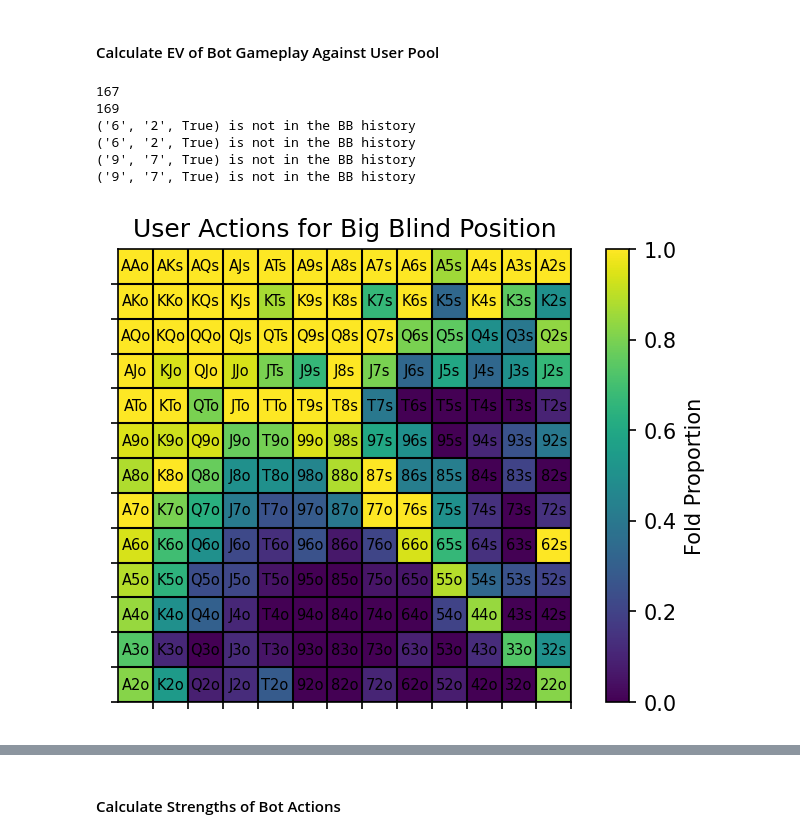
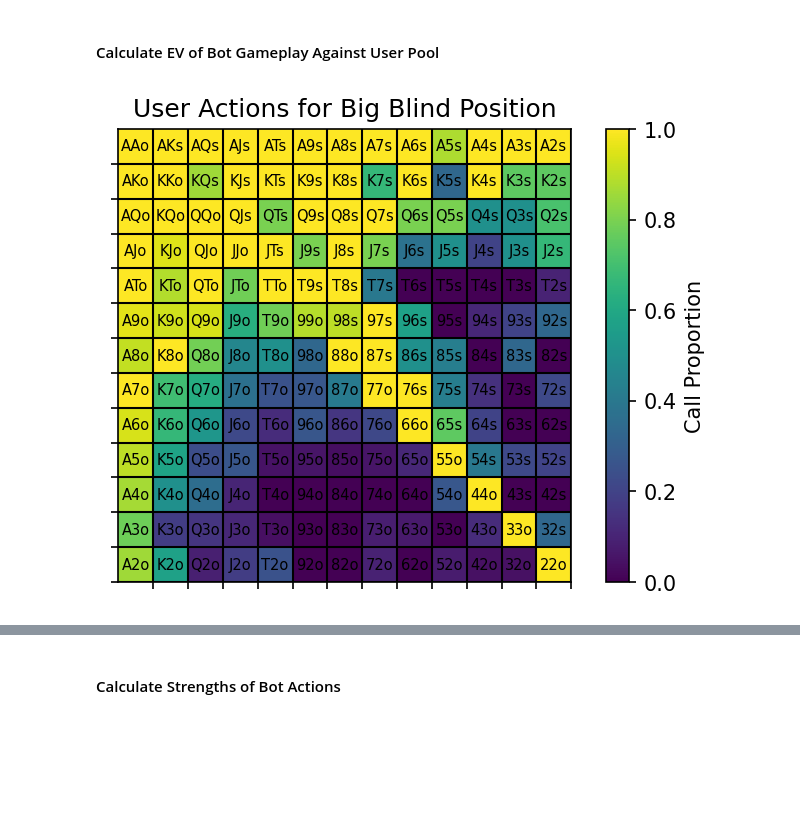
Before and after one commit to nrlopez03/CFR-Poker, a Jupyter notebook: CFR.ipynb, the cells around one changed output, grey strips where cells are left out. Saved outputs shown, nothing was run; the diff lists cells and outputs as text; code cells hidden in the pictures; blank space fills up the shorter version.

```diff
--- a/CFR.ipynb
+++ b/CFR.ipynb
@@ -922,30 +885,17 @@ for key in sb_user_fold_act_merge.keys():
 for key in bb_user_fold_act_merge.keys():
     bb_user_fold_perc_merge[key] = bb_user_fold_act_merge[key][0]/(bb_user_fold_act_merge[key][0] + bb_user_fold_act_merge[key][1])
 
-print(len(bb_user_fold_perc_merge))
-print(len(sb_user_fold_perc_merge))
+accounted = set()
 
 for card1 in values:
     for card2 in values:
         for suited in [True, False]:
             key = (max(card1, card2), min(card1, card2), suited)
-            if key not in bb_user_fold_perc_merge and not(card1 == card2 and suited):
+            if key not in bb_user_fold_perc_merge and not(card1 == card2 and suited) and key not in accounted:
                 print(f"{key} is not in the BB history")
-            if key not in sb_user_fold_perc_merge and not(card1 == card2 and suited):
+            if key not in sb_user_fold_perc_merge and not(card1 == card2 and suited) and key not in accounted:
                 print(f"{key} is not in the SB history")
+            accounted.add(key)
-# %% [output]
-167
-169
-('6', '2', True) is not in the BB history
-('6', '2', True) is not in the BB history
-('9', '7', True) is not in the BB history
-('9', '7', True) is not in the BB history
-# %%
-# fill missing values
-# TODO - Fix
-
-bb_user_fold_perc_merge[('6', '2', True)] = 0
-bb_user_fold_perc_merge[('9', '7', True)] = 0.4
 # %%
 # visualize user strategies
 
@@ -956,29 +906,29 @@ for card1 in values:
     for card2 in values:
         for suited in [True, False]:
             if not(card1 == card2 and suited):
-                index1 = min(card1, card2) if suited else max(card2, card2)
-                index2 = max(card1, card2) if suited else min(card1, card2)
-                userBBchart[14-cards_to_numbers[index2]][14-cards_to_numbers[index1]] = 1-bb_user_fold_perc_merge[(max(card1, card2), min(card1, card2), suited)]
-                userSBchart[14-cards_to_numbers[index2]][14-cards_to_numbers[index1]] = 1-sb_user_fold_perc_merge[(max(card1, card2), min(card1, card2), suited)]
+                index1 = min(cards_to_numbers[card1], cards_to_numbers[card2]) if suited else max(cards_to_numbers[card1], cards_to_numbers[card2])
+                index2 = max(cards_to_numbers[card1], cards_to_numbers[card2]) if suited else min(cards_to_numbers[card1], cards_to_numbers[card2])
+                userBBchart[14-index2][14-index1] = 1-bb_user_fold_perc_merge[(max(card1, card2), min(card1, card2), suited)]
+                userSBchart[14-index2][14-index1] = 1-sb_user_fold_perc_merge[(max(card1, card2), min(card1, card2), suited)]
 # %%
 plt.imshow(userBBchart)
 cbar = plt.colorbar()
-cbar.set_label('Fold Proportion')
+cbar.set_label('Call Proportion')
 plt.title('User Actions for Big Blind Position')
 xtick_positions = [i + 0.5 for i in range(len(push_fold_array[0]))]
 ytick_positions = [i + 0.5 for i in range(len(push_fold_array))]
 xtick_labels = [''] * len(push_fold_array[0])
 ytick_labels = [''] * len(push_fold_array[0])
 plt.xticks(xtick_positions, xtick_labels)
 plt.yticks(ytick_positions, ytick_labels)
 plt.grid(True, which='both', linestyle='-', linewidth=1, color='black')
 for i in range(len(push_fold_array)):
     for j in range(len(push_fold_array[0])):
         plt.text(j , i, box_labels[i][j],
                  ha='center', va='center', color='black', fontsize=7)
 plt.show()
 # %% [output]
-[figure, old version]
+[figure, new version]
 # %%
 plt.imshow(userSBchart)
 cbar = plt.colorbar()
```
Also changed, not shown: parts of 13 cells of this notebook, 6 other files.
